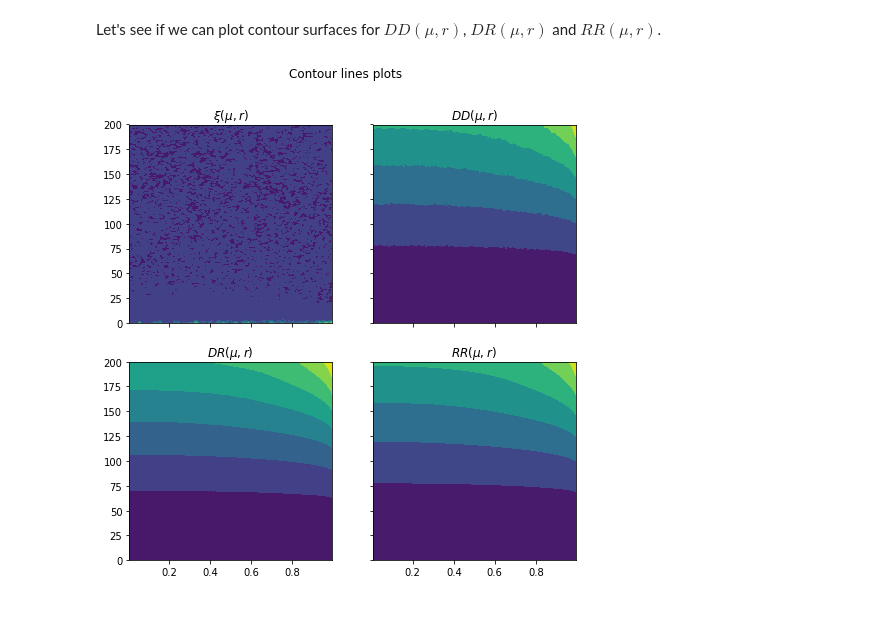
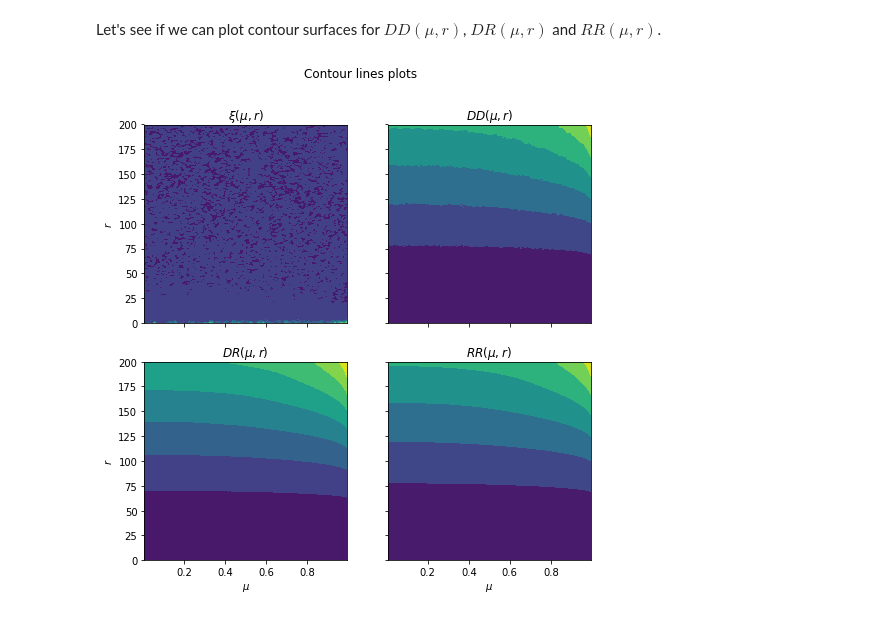
Before and after one commit to CesarArroyo09/multipoles, a Jupyter notebook: multipoles.ipynb, the cells around one changed output. Cells and saved outputs as stored; diff of their text form; code cells hidden in the pictures.

```diff
--- a/multipoles.ipynb
+++ b/multipoles.ipynb
@@ -69,29 +69,32 @@ print(np.unique(r, return_counts=True))
 # %%
 shape = (200, 100) # Shape for reshaping our data.
 
 # Data is reshape in order to be able to do the contour plot.
 MU = mu.reshape(shape)
 R = r.reshape(shape)
 XI = np.reshape(data[:, 2], shape)
 DD = np.reshape(data[:, 3], shape)
 DR = np.reshape(data[:, 4], shape)
 RR = np.reshape(data[:, 5], shape)
 
 # Contour plots for XI, DD, DR and RR.
 f, ((axXI, axDD), (axDR, axRR)) = plt.subplots(2, 2, sharex=True, sharey=True, figsize=(8,8))
 f.suptitle("Contour lines plots")
+axXI.set(ylabel = '$r$')
 axXI.set_title(r"$\xi(\mu,r)$")
 axXI.contourf(MU, R, XI)
 axDD.set_title(r"$DD(\mu,r)$")
 axDD.contourf(MU, R, DD)
+axDR.set(xlabel = '$\mu$', ylabel = '$r$')
 axDR.set_title(r"$DR(\mu,r)$")
 axDR.contourf(MU, R, DR)
+axRR.set(xlabel = '$\mu$')
 axRR.set_title(r"$RR(\mu,r)$")
 axRR.contourf(MU, R, RR)
 
 plt.show()
 # %% [output]
-[figure, old version]
+[figure, new version]
 # %% [markdown]
 Next step is to try to calculate the normalized $DD$, $DR$ and $RR$ and plot them. The normalization of the $DD$, $DR$ and $RR$ is done by using $n_r$ and $n_d$. Each of these is calculated as
 \begin{equation*}
```
Also changed, not shown: parts of 9 cells of this notebook.
